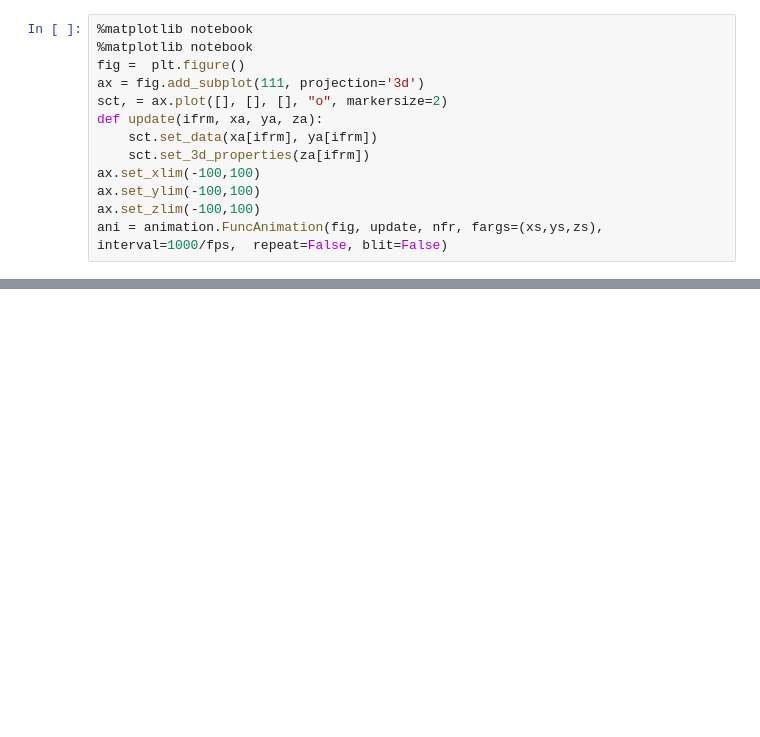
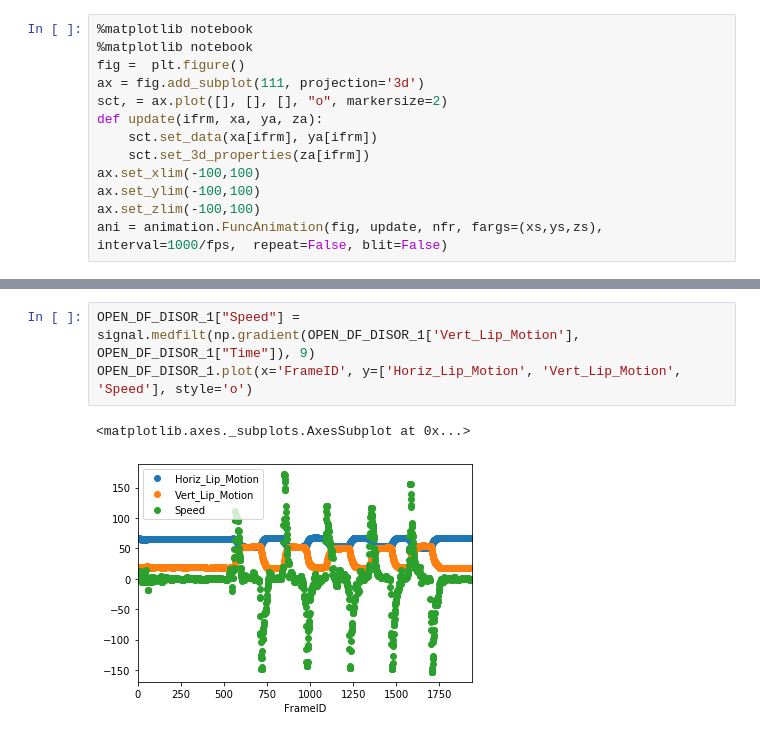
Before and after one commit to denizjafari/ValidationStudy, a Jupyter notebook: ValidationStudy.ipynb, the cells around one changed output, grey strips where cells are left out. Saved outputs shown, nothing was run; the diff lists cells and outputs as text; blank space fills up the shorter version.

```diff
--- a/ValidationStudy.ipynb
+++ b/ValidationStudy.ipynb
@@ -444,0 +544,6 @@ ani = animation.FuncAnimation(fig, update, nfr, fargs=(xs,ys,zs), interval=1000/
+# %%
+OPEN_DF_DISOR_1["Speed"] = signal.medfilt(np.gradient(OPEN_DF_DISOR_1['Vert_Lip_Motion'], OPEN_DF_DISOR_1["Time"]), 9)
+OPEN_DF_DISOR_1.plot(x='FrameID', y=['Horiz_Lip_Motion', 'Vert_Lip_Motion', 'Speed'], style='o')
+# %% [output]
+<matplotlib.axes._subplots.AxesSubplot at 0x...>
+[figure, added]
```
Also changed, not shown: parts of 27 cells of this notebook.
